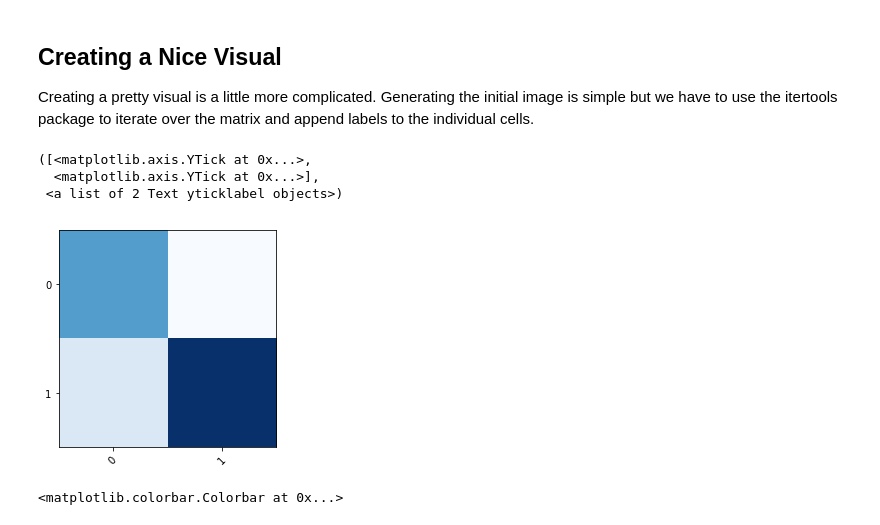
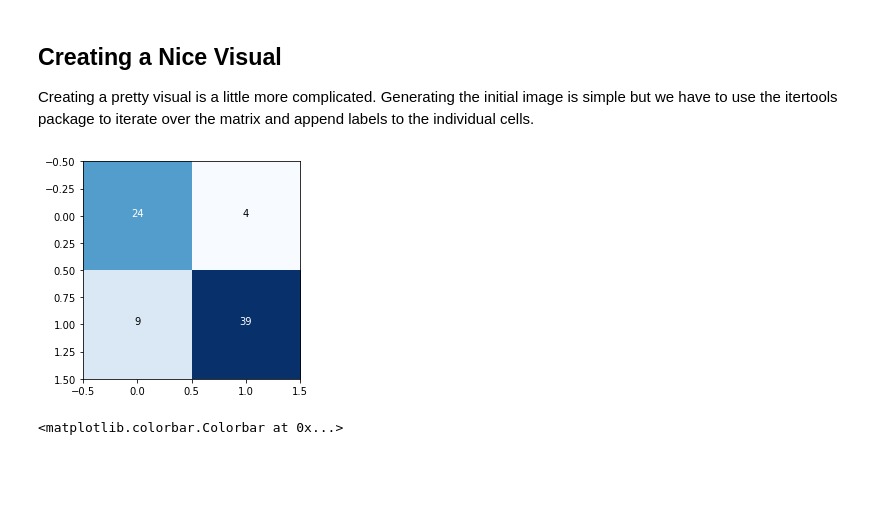
Before and after one commit to dlm6693/dsc-3-29-07-visualizing-confusion-matrices-lab-nyc-ds-career-031119, a Jupyter notebook: index.ipynb, the cells around one changed output. Saved outputs shown, nothing was run; the diff lists cells and outputs as text; code cells hidden in the pictures; blank space fills up the shorter version.

```diff
--- a/index.ipynb
+++ b/index.ipynb
@@ -78,13 +78,16 @@ Confusion Matrix:
 # %% [markdown]
 ## Creating a Nice Visual
 Creating a pretty visual is a little more complicated. Generating the initial image is simple but we have to use the itertools package to iterate over the matrix and append labels to the individual cells.
-# %%
-plt.imshow(cnf_matrix,  cmap=plt.cm.Blues)
-# %% [output]
-([<matplotlib.axis.YTick at 0x...>,
-  <matplotlib.axis.YTick at 0x...>],
- <a list of 2 Text yticklabel objects>)
-[figure, removed]
+# %%
+plt.imshow(cnf_matrix,  cmap=plt.cm.Blues)
+thresh = cnf_matrix.max() / 2. #Used for text coloring below
+#Here we iterate through the confusion matrix and append labels to our visualization.
+for i, j in itertools.product(range(cnf_matrix.shape[0]), range(cnf_matrix.shape[1])):
+        plt.text(j, i, cnf_matrix[i, j],
+                 horizontalalignment="center",
+                 color="white" if cnf_matrix[i, j] > thresh else "black")
+# %% [output]
+[figure, added]
 # %%
 import numpy as np
 import itertools
```
